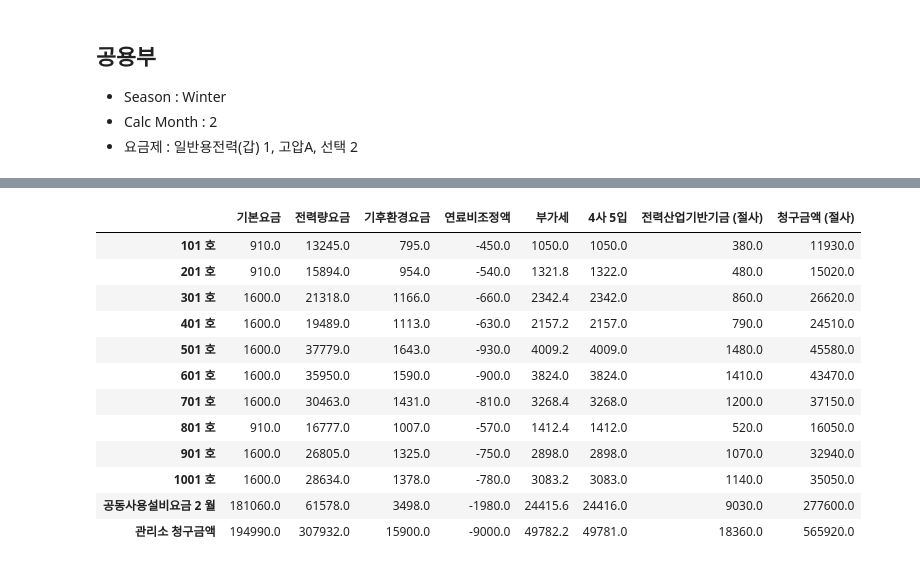
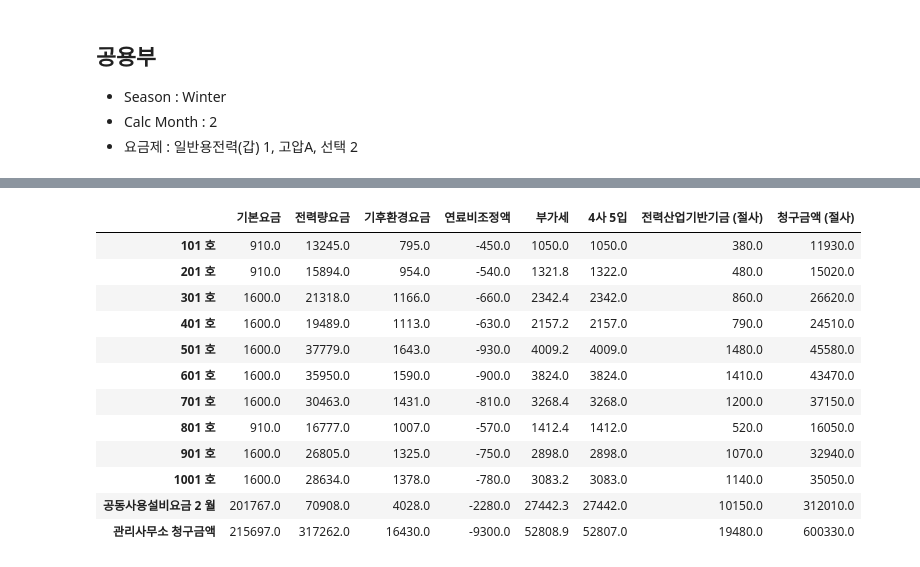
Before and after one commit to formegusto/rate-contract-proto, a Jupyter notebook: 종합계약 calc proto.ipynb, the cells around one changed output, grey strips where cells are left out. Cells and saved outputs as stored; diff of their text form; code cells hidden in the pictures.

```diff
--- a/종합계약 calc proto.ipynb
+++ b/종합계약 calc proto.ipynb
@@ -396,7 +389,7 @@ household_bill_df
 - Calc Month : 2
 - 요금제 : 일반용전력(갑) 1, 고압A, 선택 2
 # %%
-APT_meter_kwh = 3000
+APT_meter_kwh = 3100
 public_kwh = APT_meter_kwh - household_df['usage (kWh)'].sum()
 public_kwh
 # %% [output]
@@ -480,36 +473,36 @@ public_bill_df
 common_columns = ['기본요금', '전력량요금', '기후환경요금', '연료비조정액', '부가세', '4사 5입','전력산업기반기금 (절사)','청구금액 (절사)']
 bill_df = pd.concat([
     household_bill_df[common_columns],
     public_bill_df[common_columns]
 ])
 
 management_bill_df = pd.DataFrame(columns=common_columns)
 management_dict = dict()
 
 for _ in common_columns:
     management_dict[_] = bill_df[_].sum()
 
 bill_df = bill_df.append(
     pd.Series(
         management_dict,
-        name="관리소 청구금액"
+        name="관리사무소 청구금액"
     )
 )
 bill_df
 # %% [output]
 |  | 기본요금 | 전력량요금 | 기후환경요금 | 연료비조정액 | 부가세 | 4사 5입 | 전력산업기반기금 (절사) | 청구금액 (절사) |
 | 101 호 | 910.0 | 13245.0 | 795.0 | -450.0 | 1050.0 | 1050.0 | 380.0 | 11930.0 |
 | 201 호 | 910.0 | 15894.0 | 954.0 | -540.0 | 1321.8 | 1322.0 | 480.0 | 15020.0 |
 | 301 호 | 1600.0 | 21318.0 | 1166.0 | -660.0 | 2342.4 | 2342.0 | 860.0 | 26620.0 |
 | 401 호 | 1600.0 | 19489.0 | 1113.0 | -630.0 | 2157.2 | 2157.0 | 790.0 | 24510.0 |
 | 501 호 | 1600.0 | 37779.0 | 1643.0 | -930.0 | 4009.2 | 4009.0 | 1480.0 | 45580.0 |
 | 601 호 | 1600.0 | 35950.0 | 1590.0 | -900.0 | 3824.0 | 3824.0 | 1410.0 | 43470.0 |
 | 701 호 | 1600.0 | 30463.0 | 1431.0 | -810.0 | 3268.4 | 3268.0 | 1200.0 | 37150.0 |
 | 801 호 | 910.0 | 16777.0 | 1007.0 | -570.0 | 1412.4 | 1412.0 | 520.0 | 16050.0 |
 | 901 호 | 1600.0 | 26805.0 | 1325.0 | -750.0 | 2898.0 | 2898.0 | 1070.0 | 32940.0 |
 | 1001 호 | 1600.0 | 28634.0 | 1378.0 | -780.0 | 3083.2 | 3083.0 | 1140.0 | 35050.0 |
-| 공동사용설비요금 2 월 | 181060.0 | 61578.0 | 3498.0 | -1980.0 | 24415.6 | 24416.0 | 9030.0 | 277600.0 |
-| 관리소 청구금액 | 194990.0 | 307932.0 | 15900.0 | -9000.0 | 49782.2 | 49781.0 | 18360.0 | 565920.0 |
+| 공동사용설비요금 2 월 | 201767.0 | 70908.0 | 4028.0 | -2280.0 | 27442.3 | 27442.0 | 10150.0 | 312010.0 |
+| 관리사무소 청구금액 | 215697.0 | 317262.0 | 16430.0 | -9300.0 | 52808.9 | 52807.0 | 19480.0 | 600330.0 |
 # %%
 public_bill = bill_df.loc['공동사용설비요금 2 월']['청구금액 (절사)'] / len(household_bill_df)
 bill_df['공동전기사용료'] = [public_bill for _
```
Also changed, not shown: parts of 4 cells of this notebook, 1 other file.
